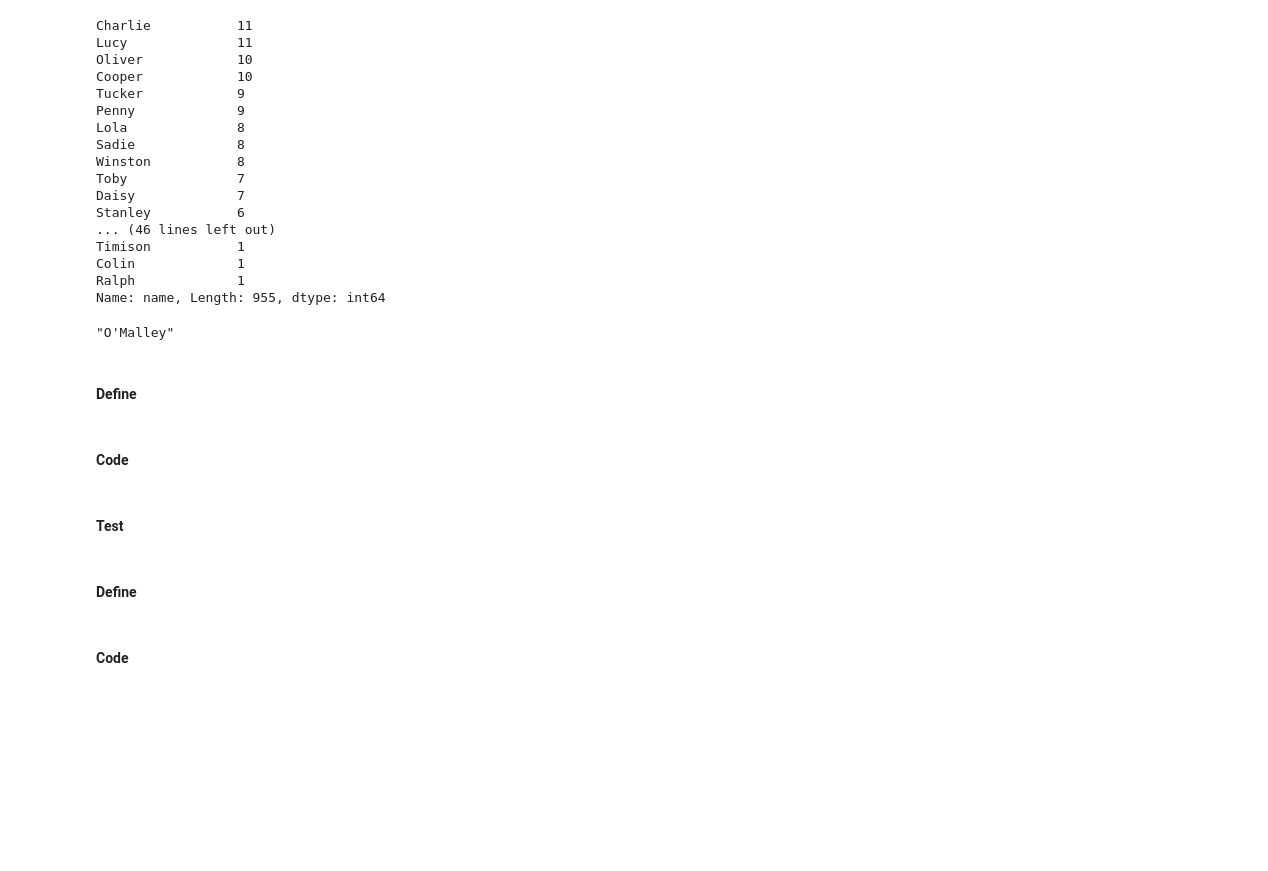
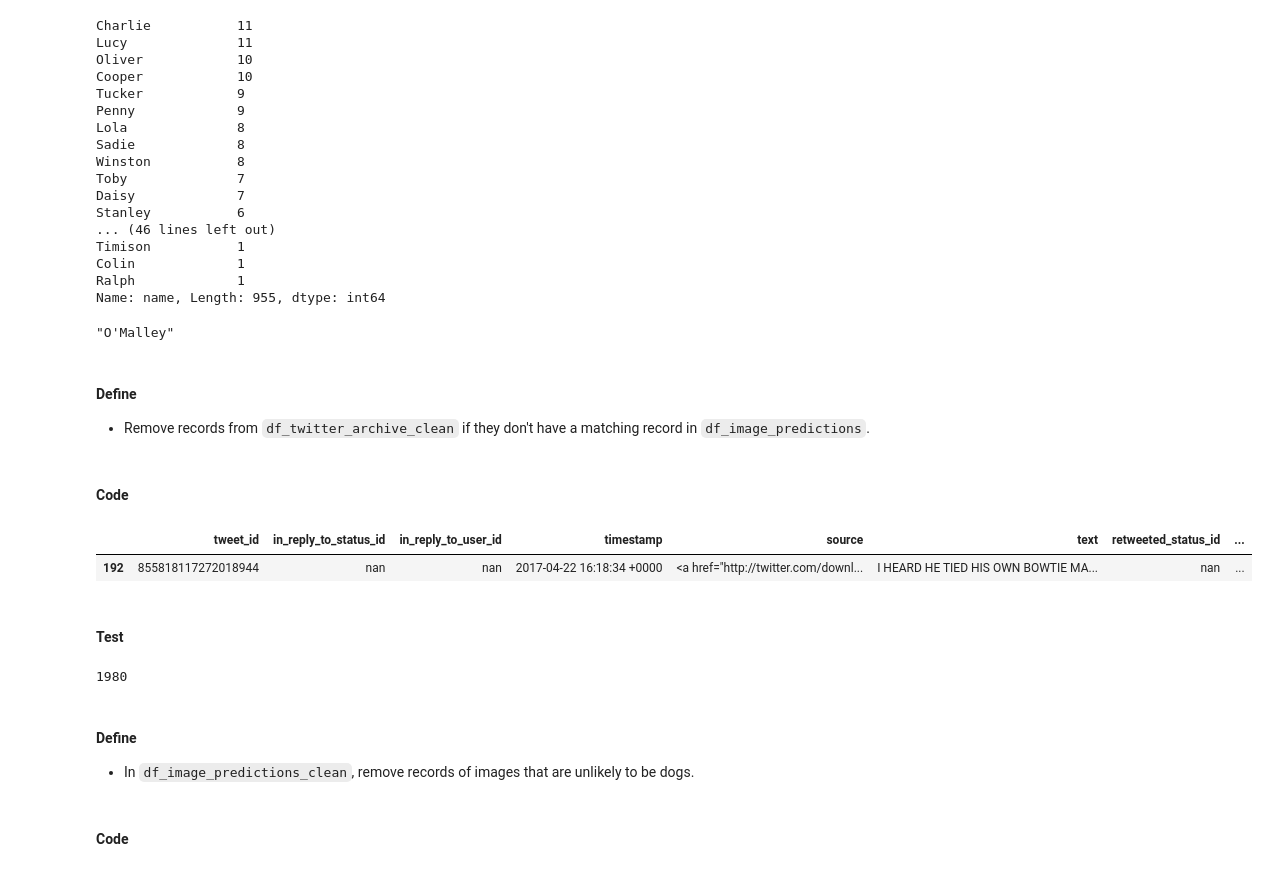
Before and after one commit to iRowebot/Wrangling-Analysis-Visualization-WeRateDogs-Tweets, a Jupyter notebook: wrangle_act.ipynb, the cells around one changed output. Saved outputs shown, nothing was run; the diff lists cells and outputs as text; code cells hidden in the pictures; blank space fills up the shorter version.

Commit message:
Clean two quality issues.

```diff
--- a/wrangle_act.ipynb
+++ b/wrangle_act.ipynb
@@ -530,13 +531,28 @@ Name: name, Length: 955, dtype: int64
 df_twitter_archive_clean.loc[775, 'name']
 # %% [output]
 "O'Malley"
-# %% [markdown]
-#### Define
+# %% [markdown]
+#### Define
+* Remove records from `df_twitter_archive_clean` if they don't have a matching record in `df_image_predictions`.
 # %% [markdown]
 #### Code
+# %%
+# Filter df_twitter_archive_clean so it only contains tweet_id's that have a recorde in df_image_predictions_clean
+df_twitter_archive_clean = df_twitter_archive_clean.loc\
+                          [df_twitter_archive_clean.tweet_id.isin(list(df_image_predictions_clean.tweet_id))]
+# %%
+df_twitter_archive_clean[df_twitter_archive_clean.tweet_id == 855818117272018944]
+# %% [output]
+|  | tweet_id | in_reply_to_status_id | in_reply_to_user_id | timestamp | source | text | retweeted_status_id | ... |
+| 192 | 855818117272018944 | nan | nan | 2017-04-22 16:18:34 +0000 | <a href="http://twitter.com/downl... | I HEARD HE TIED HIS OWN BOWTIE MA... | nan | ... |
 # %% [markdown]
 #### Test
-# %% [markdown]
-#### Define
+# %%
+len(df_twitter_archive_clean)
+# %% [output]
+1980
+# %% [markdown]
+#### Define
+* In `df_image_predictions_clean`, remove records of images that are unlikely to be dogs.
 # %% [markdown]
 #### Code
```
Also changed, not shown: parts of 6 cells of this notebook.
